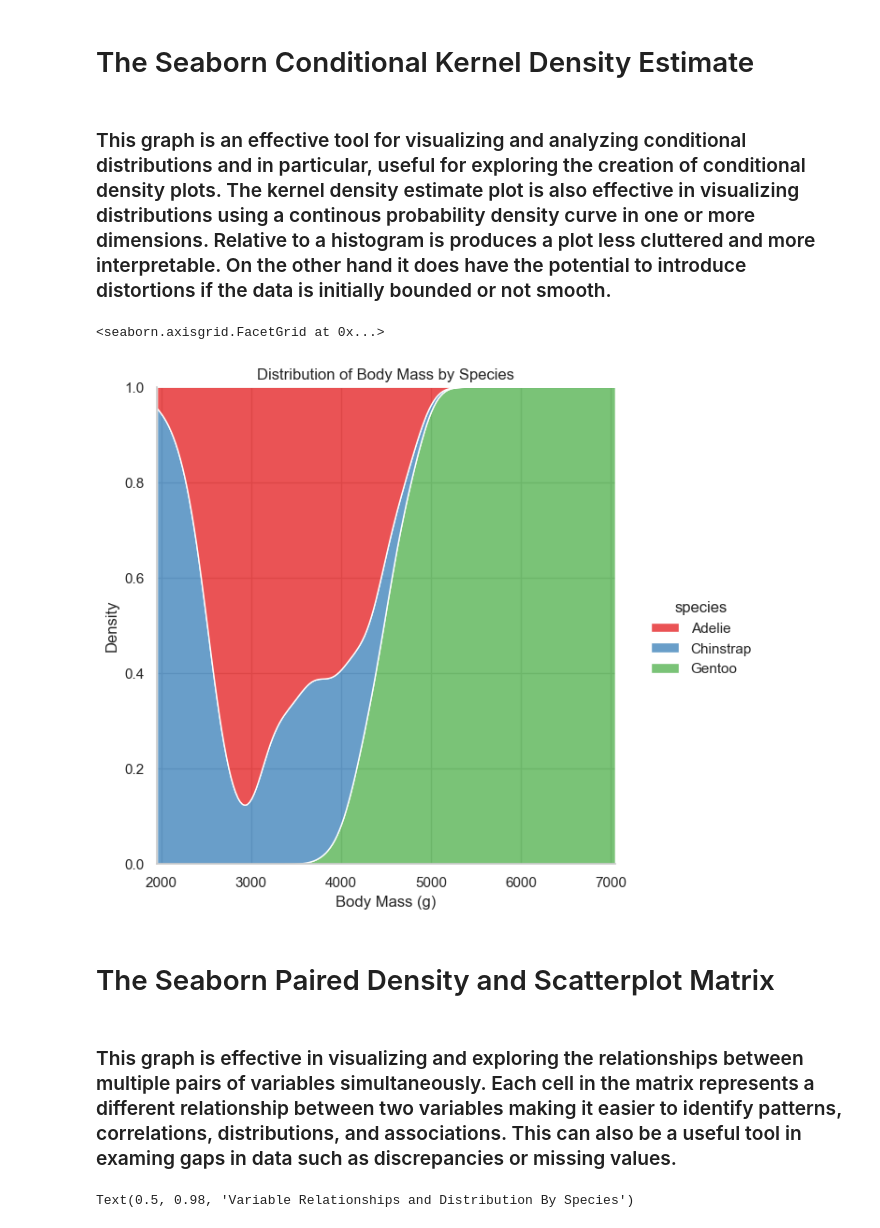
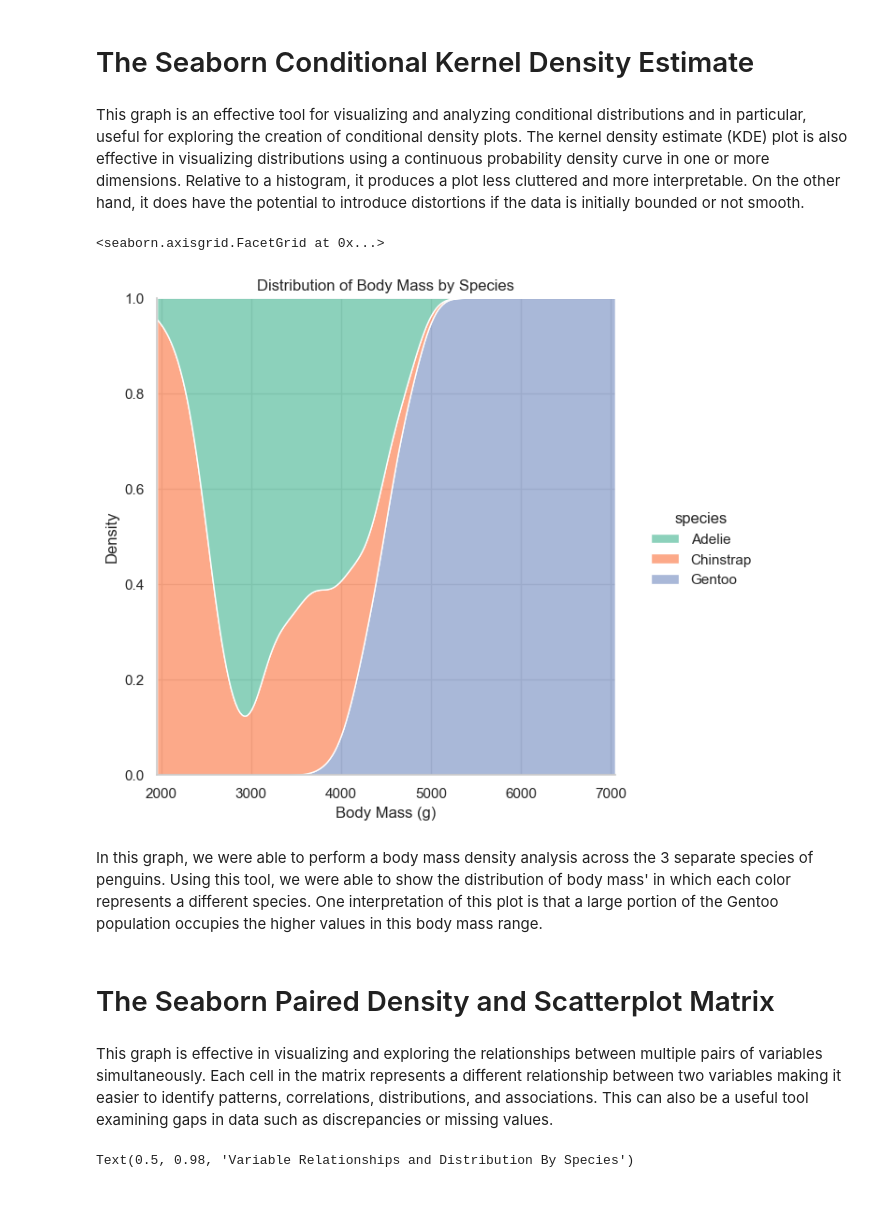
Before and after one commit to saingersoll/squirrel-gurlz, a Jupyter notebook: nbs/Kate2.ipynb, the cells around one changed output. Saved outputs shown, nothing was run; the diff lists cells and outputs as text; code cells hidden in the pictures; blank space fills up the shorter version.

```diff
--- a/nbs/Kate2.ipynb
+++ b/nbs/Kate2.ipynb
@@ -63,32 +65,34 @@ Text(0, 0.5, 'Body Mass (g)')
 # %% [markdown]
 # The Seaborn Conditional Kernel Density Estimate
 # %% [markdown]
-### This graph is an effective tool for visualizing and analyzing conditional distributions and in particular, useful for exploring the creation of conditional density plots. The kernel density estimate plot is also effective in visualizing distributions using a continous probability density curve in one or more dimensions. Relative to a histogram is produces a plot less cluttered and more interpretable. On the other hand it does have the potential to introduce distortions if the data is initially bounded or not smooth.
+This graph is an effective tool for visualizing and analyzing conditional distributions and in particular, useful for exploring the creation of conditional density plots. The kernel density estimate (KDE) plot is also effective in visualizing distributions using a continuous probability density curve in one or more dimensions. Relative to a histogram, it produces a plot less cluttered and more interpretable. On the other hand, it does have the potential to introduce distortions if the data is initially bounded or not smooth.
 # %%
 #Sets the Seaborn theme to whitegrid which provides a white background with gridlines
 sns.set_theme(style="whitegrid")
 
 displot = sns.displot( #Creates the distribution plot sns.displot(...)
     data=penguins, #dataframe
     x="body_mass_g",
     hue="species", #Indicates the specific colors used to distinguish between species
     kind="kde", #Specifies that a kernel density estimation (KDE) plot is used to visualize distribution. KDE is a smoothed representation of the probability density of the data.
     height=6, #Sets height of plot to 6 inches
     multiple="fill", #Normalizes the KDEs to fill plot area
-    palette="Set1", #Creates the color palette, effective for colorblindness
+    palette="Set2", #Creates the color palette, effective for colorblindness
 )
 
 displot.set(title = "Distribution of Body Mass by Species") #Creates title
 displot.set_axis_labels(x_var = "Body Mass (g)") #Creates unique axis labels
 
 #Did not set x limits to begin at 0 because there is no data for body mass below 2000g and therefore creates a blank in the graph
 # %% [output]
 <seaborn.axisgrid.FacetGrid at 0x...>
-[figure, old version]
+[figure, new version]
+# %% [markdown]
+In this graph, we were able to perform a body mass density analysis across the 3 separate species of penguins. Using this tool, we were able to show the distribution of body mass' in which each color represents a different species. One interpretation of this plot is that a large portion of the Gentoo population occupies the higher values in this body mass range.
 # %% [markdown]
 # The Seaborn Paired Density and Scatterplot Matrix
 # %% [markdown]
-### This graph is effective in visualizing and exploring the relationships between multiple pairs of variables simultaneously. Each cell in the matrix represents a different relationship between two variables making it easier to identify patterns, correlations, distributions, and associations. This can also be a useful tool in examing gaps in data such as discrepancies or missing values.
+This graph is effective in visualizing and exploring the relationships between multiple pairs of variables simultaneously. Each cell in the matrix represents a different relationship between two variables making it easier to identify patterns, correlations, distributions, and associations. This can also be a useful tool examining gaps in data such as discrepancies or missing values.
 # %%
 sns.set_theme(style="whitegrid") #Sets the theme to a white background with gridlines
 
```
Also changed, not shown: parts of 5 cells of this notebook, 4 other files.
